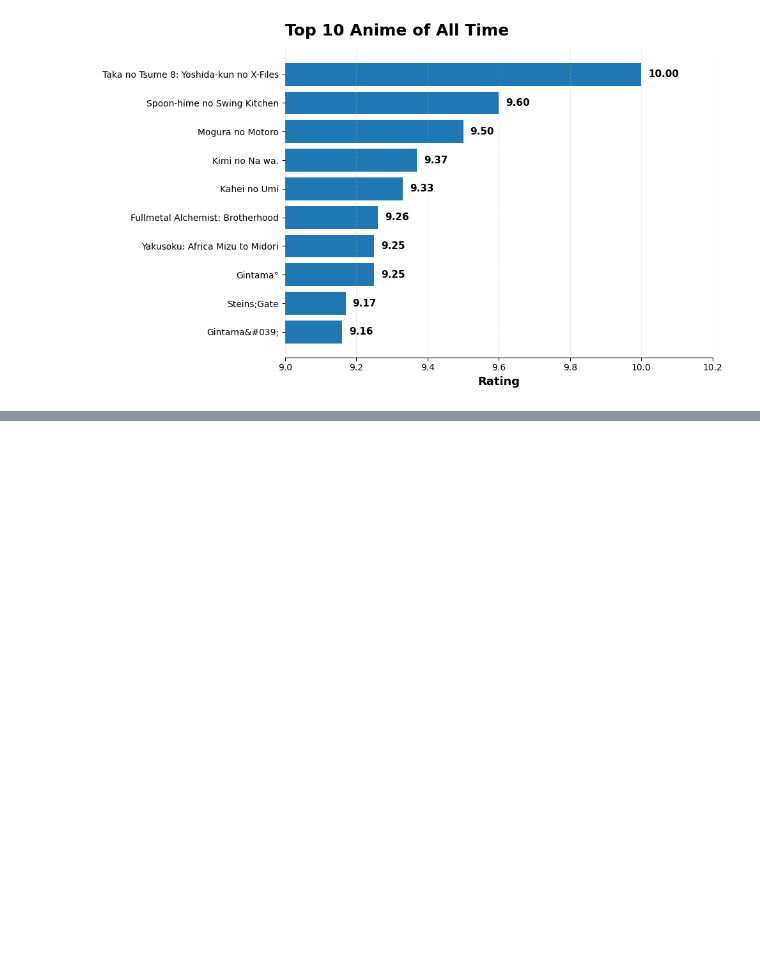
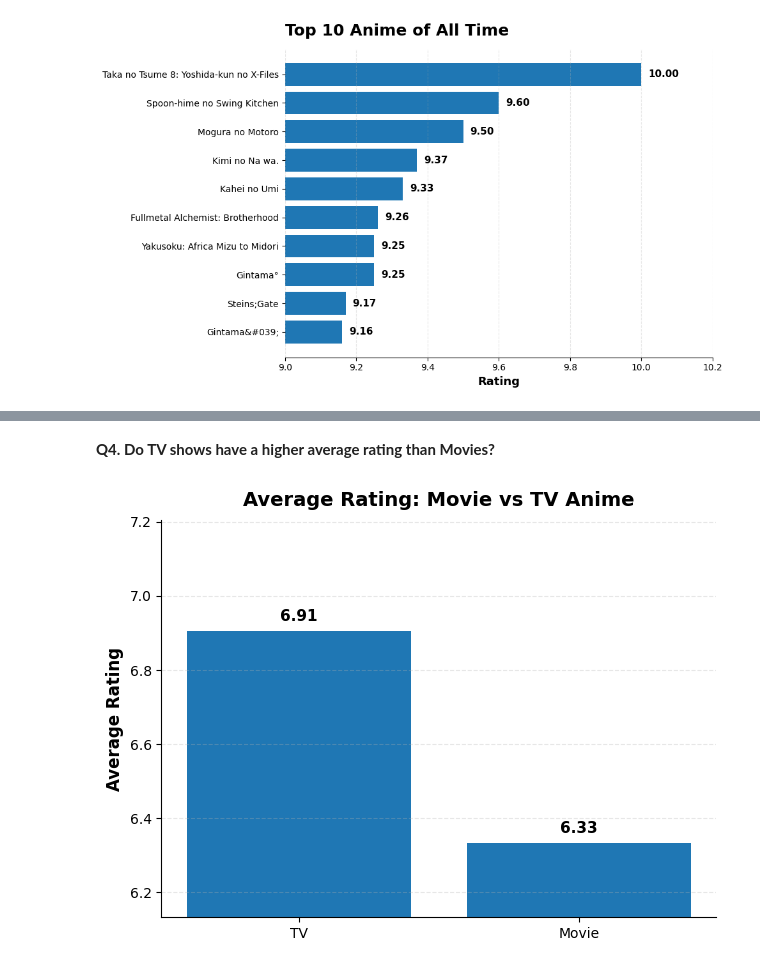
Before and after one commit to Abhaypanchal5/Data-Analytics-Portfolio, a Jupyter notebook: 04_End-To-End-Project/Anime/Notebook/anime.ipynb, the cells around one changed output, grey strips where cells are left out. Drawn from its saved outputs; the diff is of its cells as text; code cells hidden in the pictures; blank space fills up the shorter version.

```diff
--- a/04_End-To-End-Project/Anime/Notebook/anime.ipynb
+++ b/04_End-To-End-Project/Anime/Notebook/anime.ipynb
@@ -251,0 +318,35 @@ plt.show()
+# %% [markdown]
+**Q4. Do TV shows have a higher average rating than Movies?**
+# %%
+import matplotlib.pyplot as plt
+
+plot = df_anime_copy.groupby('type')['rating'].mean()
+plot = plot[['Movie','TV']].sort_values(ascending=False).round(3)
+
+ax = plt.gca()
+
+bars = ax.bar(plot.index, plot.values)
+
+# Add value labels
+for bar in bars:
+    height = bar.get_height()
+    ax.text(bar.get_x() + bar.get_width()/2,
+            height + 0.02,
+            f"{height:.2f}",
+            ha='center', va='bottom',
+            fontsize=11, weight='bold')
+
+# Styling
+ax.set_title('Average Rating: Movie vs TV Anime', fontsize=14, weight='bold', pad=10)
+ax.set_ylabel('Average Rating', fontsize=12, weight='bold')
+
+ax.spines[['top','right']].set_visible(False)
+ax.yaxis.grid(True, linestyle='--', alpha=0.3)
+
+# Better spacing
+ax.set_ylim(plot.min() - 0.2, plot.max() + 0.3)
+
+plt.tight_layout()
+plt.show()
+# %% [output]
+[figure, added]
```
Also changed, not shown: parts of 18 cells of this notebook.
